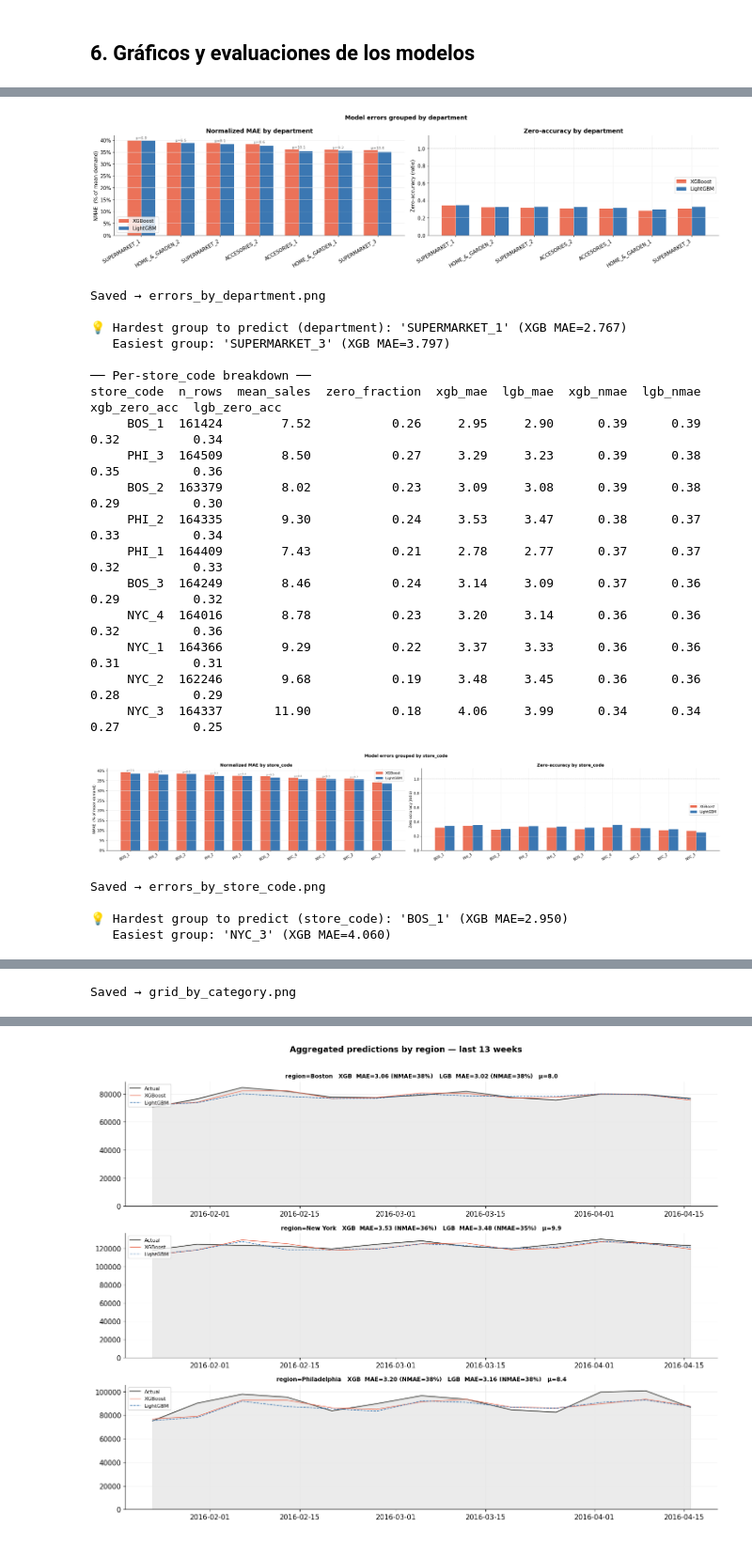
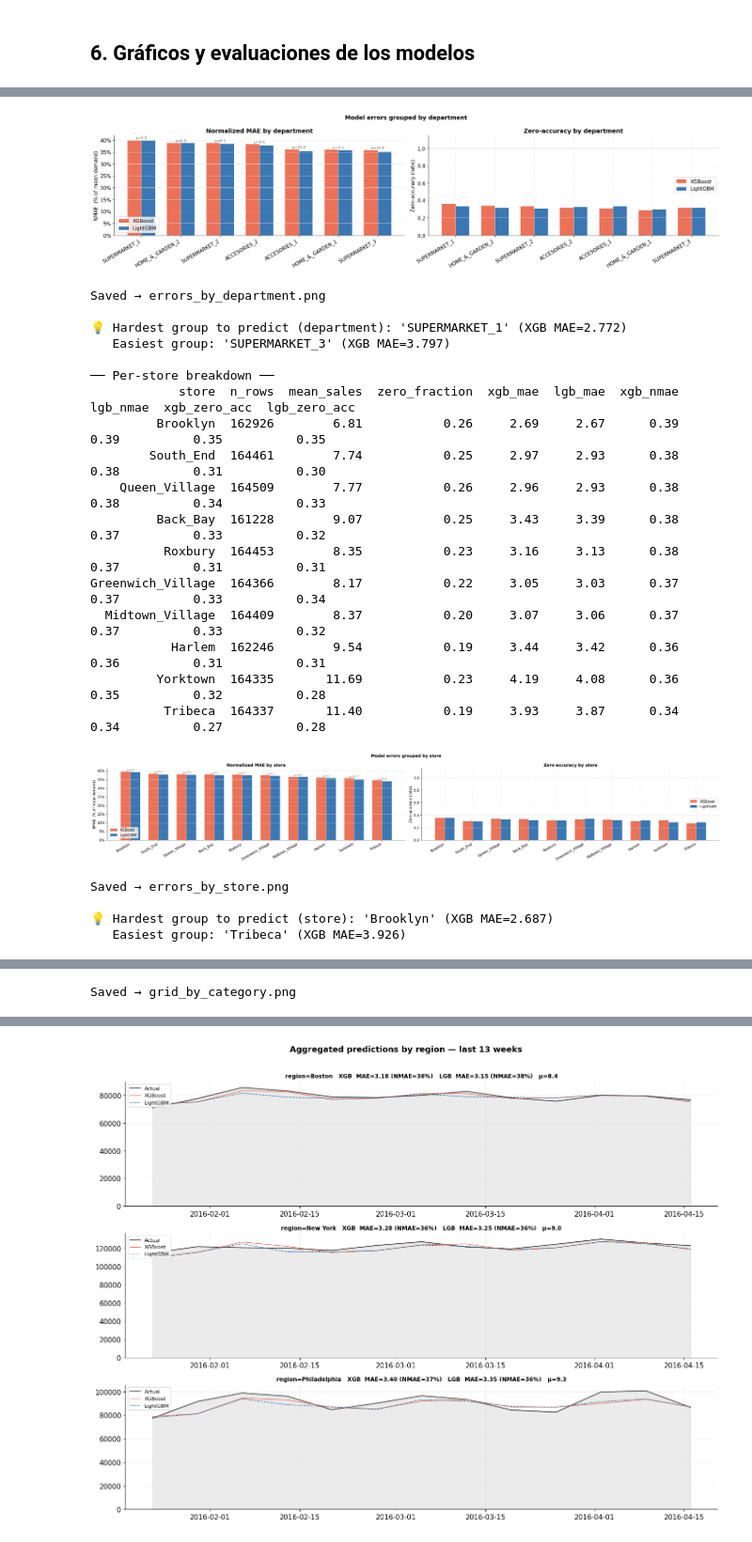
Before and after one commit to Ehunankakoa/nuclio-datascience_AI, a Jupyter notebook: TFM/DSmarket_weekly.ipynb, the cells around one changed output, grey strips where cells are left out. Shown at 94% size. Drawn from its saved outputs; the diff is of its cells as text; code cells hidden in the pictures.

```diff
--- a/TFM/DSmarket_weekly.ipynb
+++ b/TFM/DSmarket_weekly.ipynb
@@ -495,7 +498,7 @@ memory usage: 634.6+ MB
 # %%
 df_dsMarket_weekly = df_dsMarket_weekly.astype({
     "item": "category",
-    "store_code": "category",
+    "store": "category",
     "yearweek": "int32",
     "sales": "int32",
     "event_count": "int8",
@@ -547,7 +551,7 @@ cluster             0
 revenue             0
 dtype: int64
 # %%
-df_dsMarket_weekly.sort_values(by=['item', 'store_code','yearweek'], inplace=True)
+df_dsMarket_weekly.sort_values(by=['item', 'store','yearweek'], inplace=True)
 # %%
 df_dsMarket_weekly.head(20)
 # %% [output]
@@ -599,14 +603,14 @@ df_dsMarket_weekly
 # %%
 # ── config ────────────────────────────────────────────────────────────────────
 TARGET       = "sales"
-GROUP_COLS   = ["store_code", "item"]
+GROUP_COLS   = ["store", "item"]
 YEARWEEK_COL = "yearweek"          # integer YYYYWW
 
 # Columns to DROP entirely (pure identifiers / redundant)
-DROP_COLS = ['id', 'day', 'store', "store_id", 'start_date', 'revenue', 'cluster']
+DROP_COLS = ['id', 'day', 'store_code', "store_id", 'start_date', 'revenue', 'cluster']
 
 # Categoricals that need encoding (first_event is also categorical)
-CAT_COLS = ["item", "store_code", "category", "department", "region", "first_event"]
+CAT_COLS = ["item", "store", "category", "department", "region", "first_event"]
 
 # Lag distances and rolling windows — in weeks
 WEEKLY_LAG_WEEKS    = [1, 2, 4, 8]    # ~1w, 2w, 1m, 2m
@@ -708,7 +712,7 @@ def encode_categoricals(df: pd.DataFrame):
 # ── 4. Lag features ───────────────────────────────────────────────────────────
 
 def add_weekly_lag_features(df: pd.DataFrame, GROUP_COLS = GROUP_COLS) -> pd.DataFrame:
-    """Shift sales back N weeks per store_code × item_id group."""
+    """Shift sales back N weeks per store × item_id group."""
     grp = df.groupby(GROUP_COLS)[TARGET]
     for lag in WEEKLY_LAG_WEEKS:
         df[f"lag_{lag}w"] = grp.shift(lag)
@@ -1194,7 +1236,7 @@ def compute_group_errors(
     ----------
     results    : dict returned by run_pipeline()
     test_meta  : DataFrame aligned to results["X_test"] with group cols + sales
-    group_col  : 'category', 'department', 'store_code', 'item_id', etc.
+    group_col  : 'category', 'department', 'store', 'item_id', etc.
     train_meta : same structure as test_meta but for training rows — needed for
                  RMSSE. If None, RMSSE columns are omitted.
     """
@@ -1431,7 +1473,7 @@ def week_plot_group_predictions_grid(
 # QUICK-START EXAMPLE  (adapt paths / names as needed)
 # ══════════════════════════════════════════════════════════════════════════════
 
-raw = df_dsMarket_weekly.sort_values(["yearweek", "store_code", "item"]).reset_index(drop=True)
+raw = df_dsMarket_weekly.sort_values(["yearweek", "store", "item"]).reset_index(drop=True)
 
 # Re-derive which rows survived the lag warmup: we know X_test has 20% of
 # the total post-drop rows. Align by positional index.
@@ -1444,7 +1486,7 @@ test_meta_weekly = raw.iloc[split_idx:].reset_index(drop=True)
 plot_feature_importance(results["xgb"], results["lgb"], results["X_test"], top_n=20)
 
 # ── 2. Per-group errors ───────────────────────────────────────────────────
-for grp in ["category", "department", "store_code"]:
+for grp in ["category", "department", "store"]:
     plot_group_errors(results, test_meta = test_meta_weekly, group_col=grp)
 
 # ── 3. Aggregated grid by category ───────────────────────────────────────
@@ -1453,7 +1495,7 @@ week_plot_group_predictions_grid(results, test_meta_weekly, group_col="category"
 # # ── 4. Single item deep-dive (replace with your actual IDs) ──────────────
 # plot_item_prediction(
 #     daily_results, test_meta_weekly,
-#     store_code="NYC_1",
+#     store="NYC_1",
 #     item_id="ACC_1_001",
 #     prophet_preds=None,   # pass your Prophet prediction array here to compare
 #     last_n_days=90,
@@ -1489,26 +1531,26 @@ HOME_&_GARDEN_1  285460        9.18           0.22     3.30     3.27      0.36
 [figure]
 Saved → errors_by_department.png
 
-💡 Hardest group to predict (department): 'SUPERMARKET_1' (XGB MAE=2.767)
+💡 Hardest group to predict (department): 'SUPERMARKET_1' (XGB MAE=2.772)
    Easiest group: 'SUPERMARKET_3' (XGB MAE=3.797)
 
-── Per-store_code breakdown ──
-store_code  n_rows  mean_sales  zero_fraction  xgb_mae  lgb_mae  xgb_nmae  lgb_nmae  xgb_zero_acc  lgb_zero_acc
-     BOS_1  161424        7.52           0.26     2.95     2.90      0.39      0.39          0.32          0.34
-     PHI_3  164509        8.50           0.27     3.29     3.23      0.39      0.38          0.35          0.36
-     BOS_2  163379        8.02           0.23     3.09     3.08      0.39      0.38          0.29          0.30
-     PHI_2  164335        9.30           0.24     3.53     3.47      0.38      0.37          0.33          0.34
-     PHI_1  164409        7.43           0.21     2.78     2.77      0.37      0.37          0.32          0.33
-     BOS_3  164249        8.46           0.24     3.14     3.09      0.37      0.36          0.29          0.32
-     NYC_4  164016        8.78           0.23     3.20     3.14      0.36      0.36          0.32          0.36
-     NYC_1  164366        9.29           0.22     3.37     3.33      0.36      0.36          0.31          0.31
-     NYC_2  162246        9.68           0.19     3.48     3.45      0.36      0.36          0.28          0.29
-     NYC_3  164337       11.90           0.18     4.06     3.99      0.34      0.34          0.27          0.25
+── Per-store breakdown ──
+            store  n_rows  mean_sales  zero_fraction  xgb_mae  lgb_mae  xgb_nmae  lgb_nmae  xgb_zero_acc  lgb_zero_acc
+         Brooklyn  162926        6.81           0.26     2.69     2.67      0.39      0.39          0.35          0.35
+        South_End  164461        7.74           0.25     2.97     2.93      0.38      0.38          0.31          0.30
+    Queen_Village  164509        7.77           0.26     2.96     2.93      0.38      0.38          0.34          0.33
+         Back_Bay  161228        9.07           0.25     3.43     3.39      0.38      0.37          0.33          0.32
+          Roxbury  164453        8.35           0.23     3.16     3.13      0.38      0.37          0.31          0.31
+Greenwich_Village  164366        8.17           0.22     3.05     3.03      0.37      0.37          0.33          0.34
+  Midtown_Village  164409        8.37           0.20     3.07     3.06      0.37      0.37          0.33          0.32
+           Harlem  162246        9.54           0.19     3.44     3.42      0.36      0.36          0.31          0.31
+         Yorktown  164335       11.69           0.23     4.19     4.08      0.36      0.35          0.32          0.28
+          Tribeca  164337       11.40           0.19     3.93     3.87      0.34      0.34          0.27          0.28
-[figure, old version]
+[figure, new version]
-Saved → errors_by_store_code.png
+Saved → errors_by_store.png
 
-💡 Hardest group to predict (store_code): 'BOS_1' (XGB MAE=2.950)
-   Easiest group: 'NYC_3' (XGB MAE=4.060)
+💡 Hardest group to predict (store): 'Brooklyn' (XGB MAE=2.687)
+   Easiest group: 'Tribeca' (XGB MAE=3.926)
 [figure]
 Saved → grid_by_category.png
 # %%
```
Also changed, not shown: parts of 27 cells of this notebook, 12 other files.
